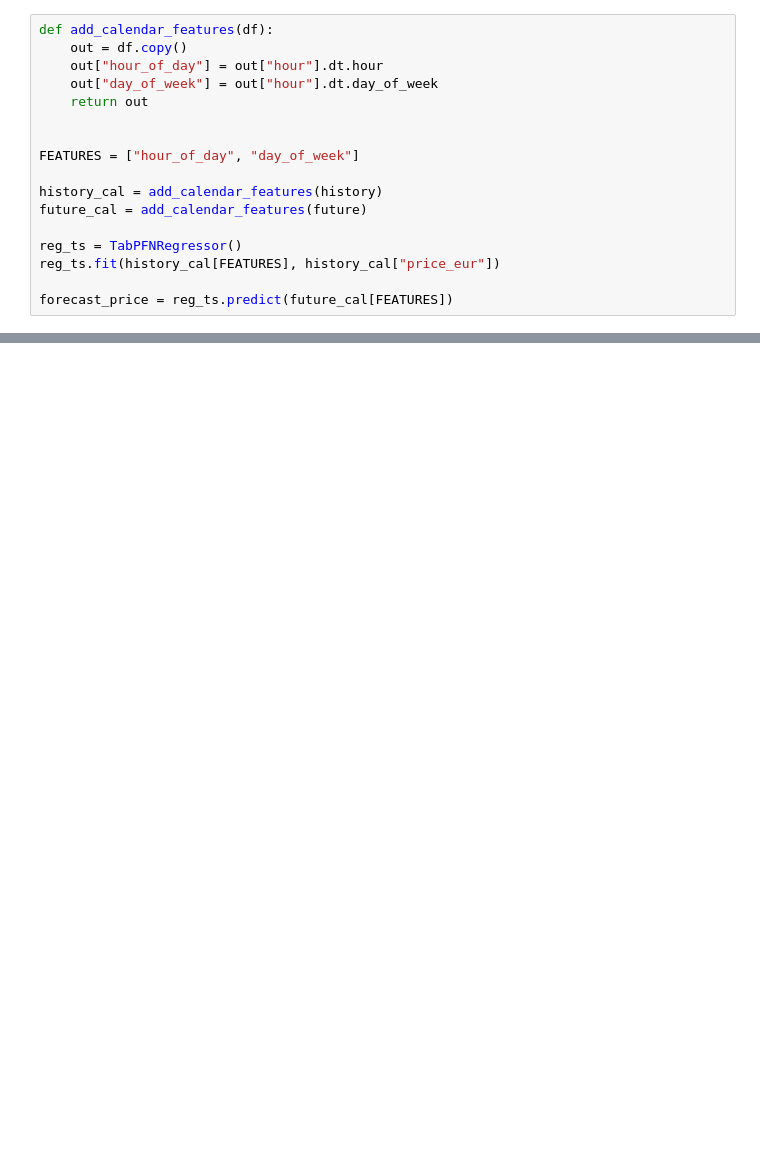
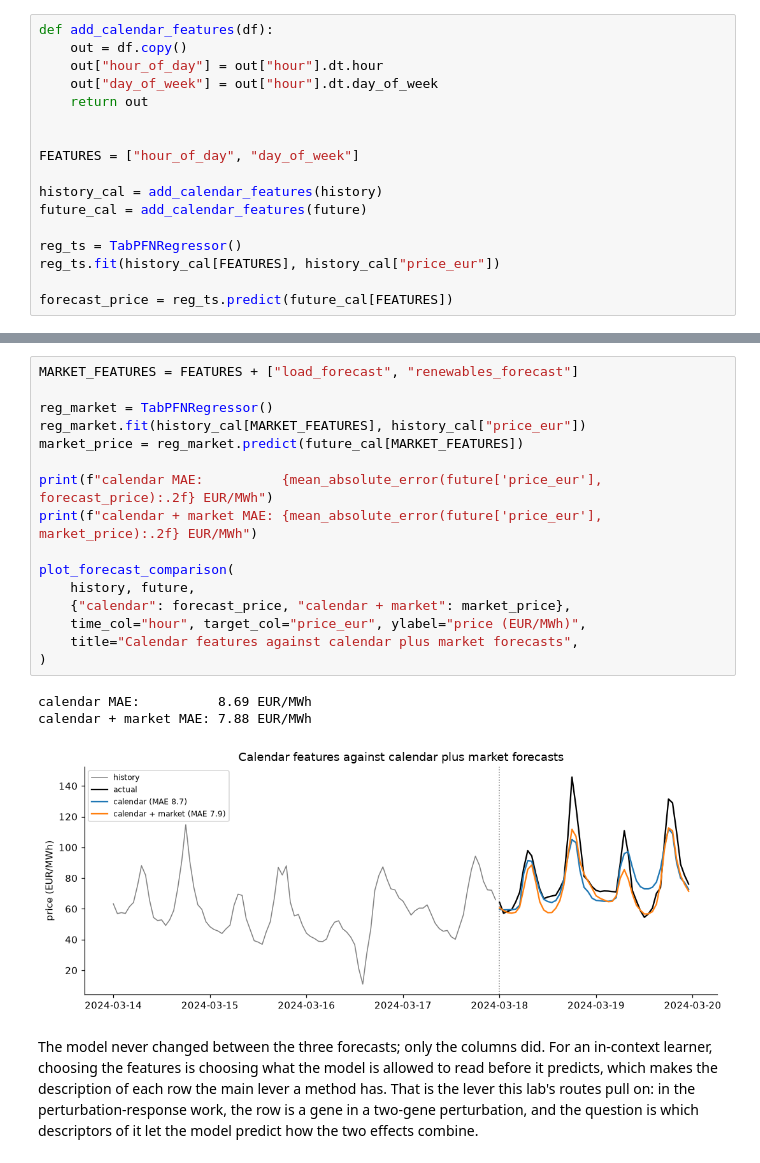
Before and after one commit to pleiadian53/tabular-icl-lab, a Jupyter notebook: notebooks/tabpfn_capabilities/01_prediction_and_uncertainty.ipynb, the cells around one changed output, grey strips where cells are left out. Saved outputs shown, nothing was run; the diff lists cells and outputs as text; blank space fills up the shorter version.

```diff
--- a/notebooks/tabpfn_course/02_first_predictions_classify_regress_forecast.ipynb
+++ b/notebooks/tabpfn_capabilities/01_prediction_and_uncertainty.ipynb
@@ -414,0 +365,22 @@ In this lesson, you used TabPFN across three core tabular tasks:
+# %%
+MARKET_FEATURES = FEATURES + ["load_forecast", "renewables_forecast"]
+
+reg_market = TabPFNRegressor()
+reg_market.fit(history_cal[MARKET_FEATURES], history_cal["price_eur"])
+market_price = reg_market.predict(future_cal[MARKET_FEATURES])
+
+print(f"calendar MAE:          {mean_absolute_error(future['price_eur'], forecast_price):.2f} EUR/MWh")
+print(f"calendar + market MAE: {mean_absolute_error(future['price_eur'], market_price):.2f} EUR/MWh")
+
+plot_forecast_comparison(
+    history, future,
+    {"calendar": forecast_price, "calendar + market": market_price},
+    time_col="hour", target_col="price_eur", ylabel="price (EUR/MWh)",
+    title="Calendar features against calendar plus market forecasts",
+)
+# %% [output]
+calendar MAE:          8.69 EUR/MWh
+calendar + market MAE: 7.88 EUR/MWh
+[figure, added]
+# %% [markdown]
+The model never changed between the three forecasts; only the columns did. For an in-context learner, choosing the features is choosing what the model is allowed to read before it predicts, which makes the description of each row the main lever a method has. That is the lever this lab's routes pull on: in the perturbation-response work, the row is a gene in a two-gene perturbation, and the question is which descriptors of it let the model predict how the two effects combine.
```
Also changed, not shown: parts of 58 cells of this notebook, 4 other files.
